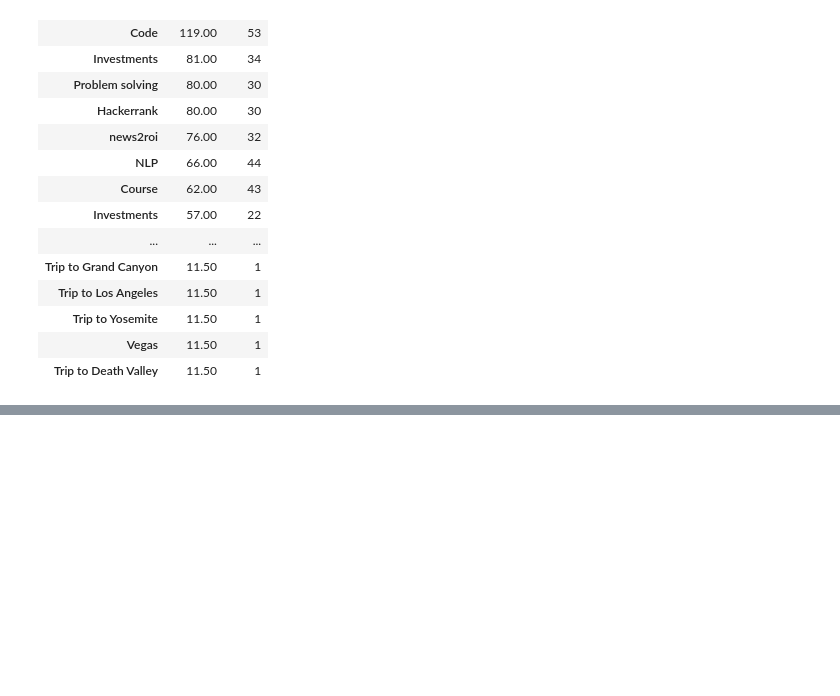
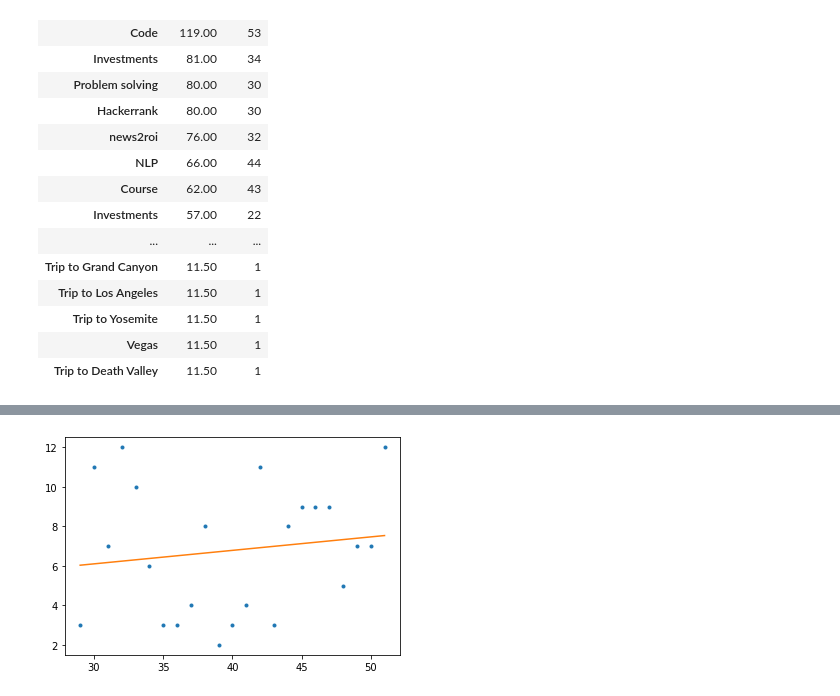
Before and after one commit to jvalansi/notebooks, a Jupyter notebook: calendar_analysis.ipynb, the cells around one changed output, grey strips where cells are left out. Saved outputs shown, nothing was run; the diff lists cells and outputs as text; code cells hidden in the pictures; blank space fills up the shorter version.

```diff
--- a/calendar_analysis.ipynb
+++ b/calendar_analysis.ipynb
@@ -493,0 +596,6 @@ durations.sort_values('duration', ascending=False).to_csv('data/google_calendar_
+# %%
+matplotlib.pyplot.plot(s.index, s, '.')
+matplotlib.pyplot.plot(s.index, b + m * s.index, '-')
+matplotlib.pyplot.show()
+# %% [output]
+[figure, added]
```
Also changed, not shown: parts of 49 cells of this notebook, 2 other files.
